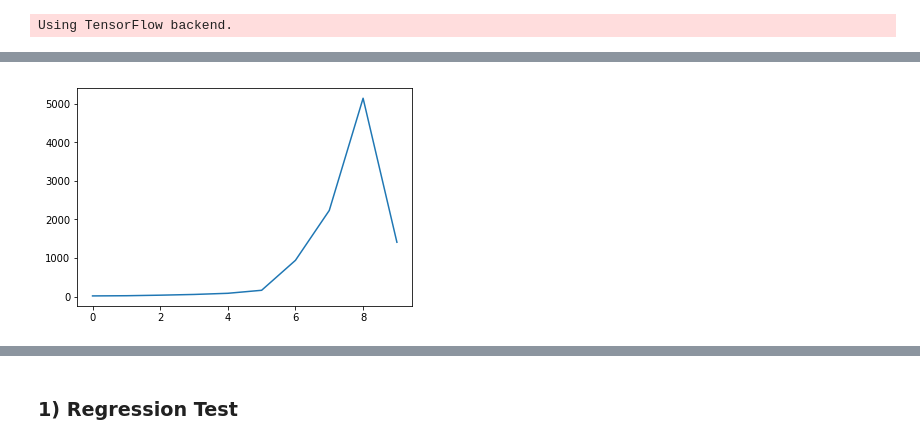
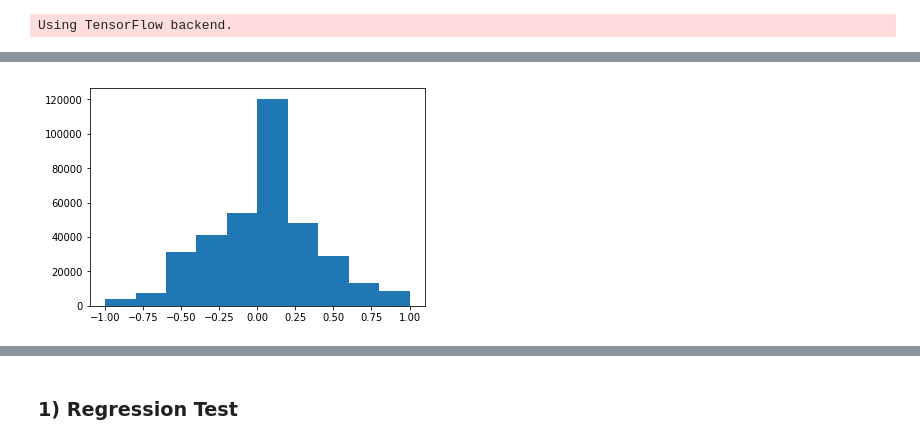
Before and after one commit to ConsciousML/Autonomous-RC-Car, a Jupyter notebook: Donkey Car.ipynb, the cells around one changed output, grey strips where cells are left out. Drawn from its saved outputs; the diff is of its cells as text; code cells hidden in the pictures.

```diff
--- a/Donkey Car.ipynb
+++ b/Donkey Car.ipynb
@@ -11,7 +11,7 @@ from keras.layers import Input, Dense, merge
 from keras.models import Model
 from keras.layers import Convolution2D, MaxPooling2D, Reshape, BatchNormalization
 from keras.layers import Activation, Dropout, Flatten, Dense
-data_dir = "datasets/hive_fast_driving/"
+data_dir = "tawn_dataset"
 data_save_dir = "datasets/npy/"
 # %% [output]
 Using TensorFlow backend.
@@ -18,23 +55,20 @@ Using TensorFlow backend.
 # %%
-image_paths = []
+#image_paths = []
 json_paths = []
-for root, dirs, files in os.walk("datasets/hive_fast_driving/"):
+for root, dirs, files in os.walk(data_dir):
     for file in files:
-        if file.endswith("_cam-image_array_.jpg"):
-            image_paths.append(os.path.join(root, file))
-        if file.endswith(".json"):
+        #if file.endswith("_cam-image_array_.jpg"):
+            #image_paths.append(os.path.join(root, file))
+        if file.endswith(".json") and file != "meta.json":
             json_paths.append(os.path.join(root, file))
-image_paths = np.array(image_paths)
+#image_paths = np.array(image_paths)
 json_paths = np.array(json_paths)
-image_paths = np.sort(image_paths)
+#image_paths = np.sort(image_paths)
 json_paths = np.sort(json_paths)
-# %%
-data = np.zeros((image_paths.shape[0], 120, 160, 3))
-for i in range(image_paths.shape[0]):
-    data[i] = cv2.imread(image_paths[i])
 # %%
-angle_labels = np.zeros((json_paths.shape[0], 1))
-throttle_labels = np.zeros((json_paths.shape[0], 1))
+angle_labels = np.zeros((json_paths.shape[0], 1), dtype=float)
+throttle_labels = np.zeros((json_paths.shape[0], 1), dtype=float)
+image_paths = []
 labels =  np.zeros((json_paths.shape[0], 2))
 for i in range(json_paths.shape[0]):
     json_data = json.load(open(json_paths[i]))
@@ -42,6 +76,12 @@ for i in range(json_paths.shape[0]):
     throttle_labels[i] = json_data["user/throttle"]
     labels[i][0] = angle_labels[i]
     labels[i][1] = throttle_labels[i]
+    relativ_paths = json_paths[i].split("/")[:-1]
+    s = ""
+    for p in relativ_paths:
+        s += p
+        s += "/"
+    image_paths.append(s + json_data["cam/image_array"])
 # %%
 #data_npy_path = "10113_donkey_data.npy"
 #labels_npy_path = "10113_donkey_labels.npy"
@@ -60,6 +95,5 @@ plt.show()
-# %%
-h = np.histogram(throttle_labels)[0]
-plt.plot(h)
-plt.show()
-# %% [output]
-[figure, removed]
+# %%
+plt.hist(angle_labels)
+plt.show()
+# %% [output]
+[figure, added]
```
Also changed, not shown: parts of 8 cells of this notebook, 1 other file.
